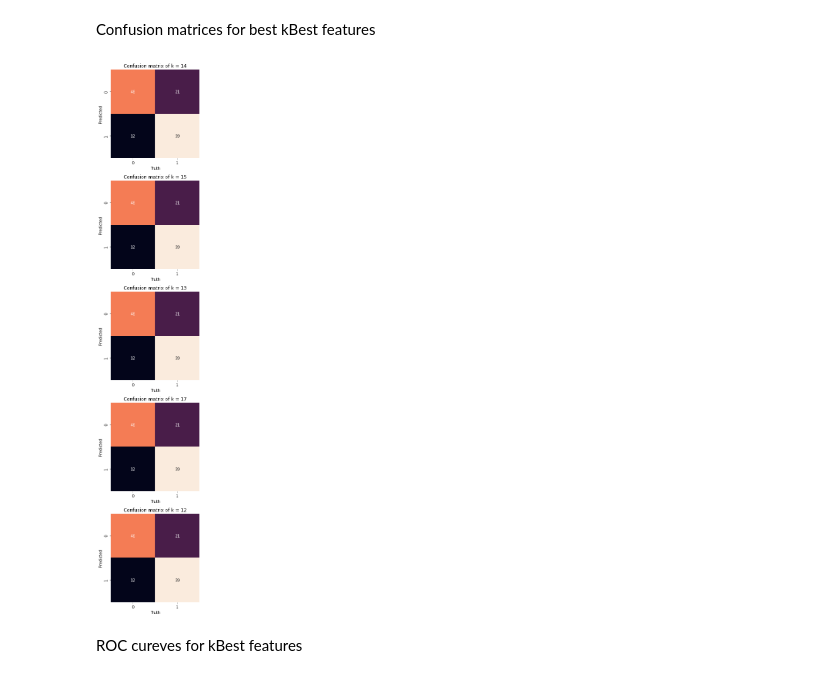
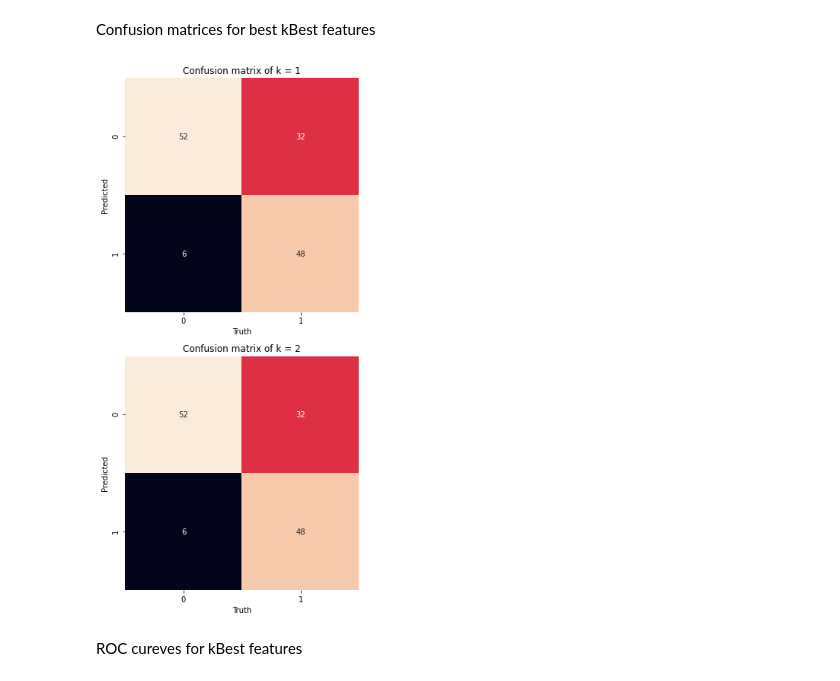
Before and after one commit to NPF-classifiers-109/npf-classifier, a Jupyter notebook: NaiveBayes/NB-classifier.ipynb, the cells around one changed output. Saved outputs shown, nothing was run; the diff lists cells and outputs as text; code cells hidden in the pictures.

```diff
--- a/NaiveBayes/NB-classifier.ipynb
+++ b/NaiveBayes/NB-classifier.ipynb
@@ -327,0 +555,16 @@ plt.show()
+# %%
+x_space = np.linspace(0.1, 0.9, 9)
+n = len(list(bestDf.columns))
+
+plt.subplots(figsize=(10, 20))
+
+bestDf_acc = bestDf[[col for col in bestDf.columns.values if 'acc' in col]]
+
+for i, col_name in enumerate(bestDf_acc):
+    plt.subplot(n, 1, i+1)
+    plt.plot(x_space, bestDf_acc.loc[:, col_name].values)
+    plt.title('Accuracy score of {}\nBest accuracy: {:.3f}'.format(col_name, np.max(bestDf_acc.loc[:, col_name].values)))
+    plt.ylim([0.0, 1.0])
+    plt.tight_layout()
+
+plt.show()
@@ -330,22 +575,15 @@ plt.show()
 
 Calculate values
 # %%
-def get_xy(df):
-    if ('class4' in df.columns.values):
-        df = df.drop('class4', axis=1)
-    X = df.drop('class2', axis=1).values
-    y = data['class2'].ravel()
-    return [X, y]
-
 fpr = dict()
 tpr = dict()
 roc_auc = dict()
 
-for i, col_name in enumerate(bestDf):
-    num_of_k = col_name[3:].strip()
-    k_best_columns = data_to_use.columns.values[k_best[num_of_k].get_support(indices=True)]
-    features = data_to_use[k_best_columns].values
-    predictable = data_to_use['class2'].ravel()
+for i, col_name in enumerate(bestDf_perp):
+    num_of_k = col_name[3:-4].strip()
+    k_best_columns = dataframe.columns.values[k_bests[bestInd][num_of_k].get_support(indices=True)]
+    features = dataframe[k_best_columns].values
+    predictable = dataframe['class2'].ravel()
     X_train, X_test, y_train, y_test = train_test_split(features, predictable, test_size=0.3, random_state=0)
 
     y_pred_prob = gnb.fit(X_train, y_train).predict_proba(X_test)[:, 1]
@@ -357,31 +595,31 @@ Confusion matrices for best kBest features
 # %%
 n = len(list(bestDf.columns))
 
 plt.subplots(figsize=(20, 20))
 
-for i, value in enumerate(bestDf):
-    num_of_k = col_name[3:].strip()
-    k_best_columns = data_to_use.columns.values[k_best[num_of_k].get_support(indices=True)]
-    features = data_to_use[k_best_columns].values
-    predictable = data_to_use['class2'].ravel()
+for i, value in enumerate(bestDf_perp):
+    num_of_k = col_name[3:-4].strip()
+    k_best_columns = dataframe.columns.values[k_bests[bestInd][num_of_k].get_support(indices=True)]
+    features = dataframe[k_best_columns].values
+    predictable = dataframe['class2'].ravel()
     X_train, X_test, y_train, y_test = train_test_split(features, predictable, test_size=0.3, random_state=0)
 
     y_pred_val = gnb.fit(X_train, y_train).predict(X_test)
 
     plt.subplot(n, 1, i+1)
     # Plot Confusion Matrix
     mat = confusion_matrix(y_pred_val, y_test)
     names = np.unique(y_pred_val)
     sns.heatmap(mat, square=True, annot=True, fmt='d', cbar=False,
                 xticklabels=names, yticklabels=names)
     plt.xlabel('Truth')
     plt.ylabel('Predicted')
-    plt.title('Confusion matrix of {}'.format(value))
+    plt.title('Confusion matrix of {}'.format(value[:-5]))
     plt.tight_layout()
 
 plt.show()
 # %% [output]
-[figure, old version]
+[figure, new version]
 # %% [markdown]
 ROC cureves for kBest features
 # %%
```
Also changed, not shown: parts of 32 cells of this notebook.
